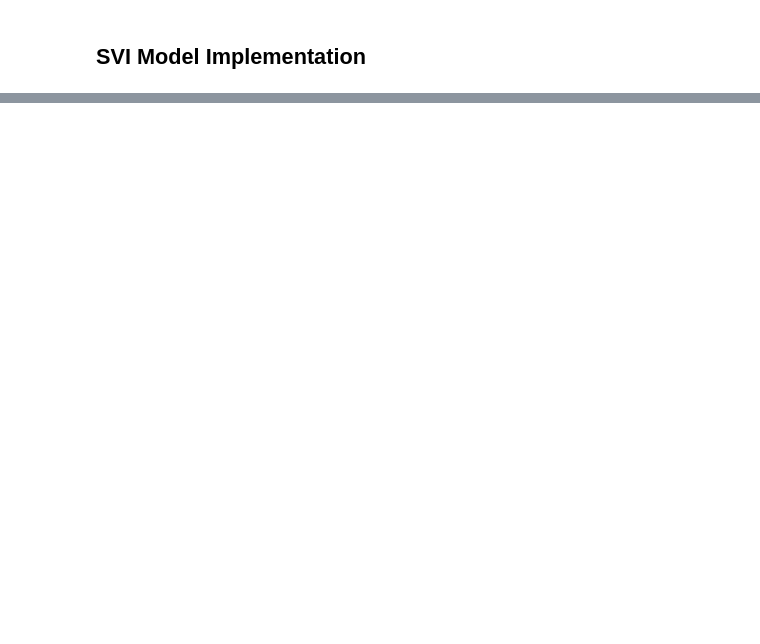
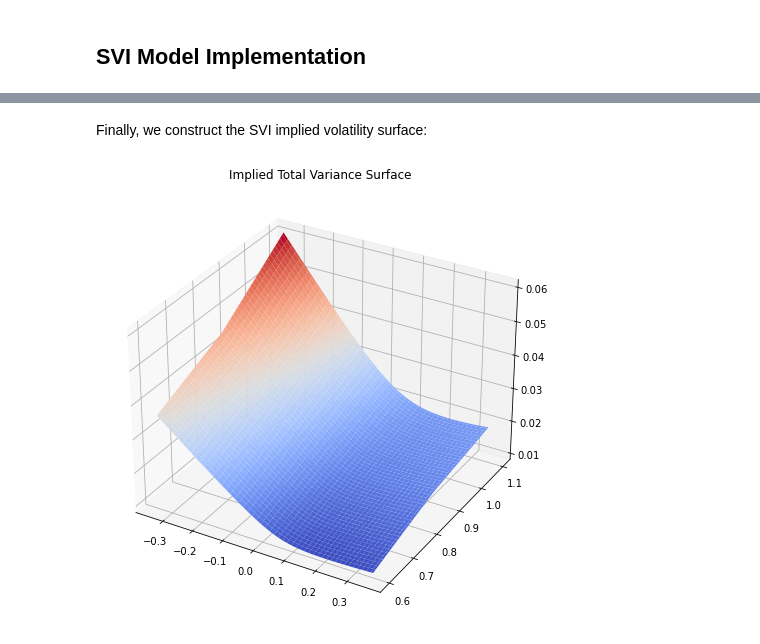
Before and after one commit to Idriss-Afra/Stochastic-Volatility-Inspired-Model, a Jupyter notebook: Stochastic Volatility Inspired Model.ipynb, the cells around one changed output, grey strips where cells are left out. Drawn from its saved outputs; the diff is of its cells as text; code cells hidden in the pictures; blank space fills up the shorter version.

```diff
--- a/Stochastic Volatility Inspired Model.ipynb
+++ b/Stochastic Volatility Inspired Model.ipynb
@@ -381,0 +399,2 @@ plt.show()
+# %% [markdown]
+Finally, we construct the SVI implied volatility surface:
@@ -381,0 +431,25 @@ plt.show()
+# %%
+from matplotlib import cm
+
+plt.rcParams["figure.figsize"] = (11,8)
+
+K_min = min([min(np.log(np.array(strikes[exp]) / implied_forwards[exp])) for exp in market_expiries])
+K_max = max([max(np.log(np.array(strikes[exp]) / implied_forwards[exp])) for exp in market_expiries])
+K = np.linspace(K_min, K_max, 100)
+T = np.linspace(market_expiries[4], market_expiries[6], 100)
+K, T = np.meshgrid(K, T)
+
+def vol(K, T):
+    vols = np.zeros(shape=K.shape)
+    for t in range(vols.shape[0]):
+        for k in range(vols.shape[1]):
+            vols[t, k] = implied_v2T(T[t][k], K[t][k], svi_params)
+    return vols
+
+fig = plt.figure()
+ax = fig.add_subplot(projection='3d')
+surf = ax.plot_surface(K, T, vol(K, T), cmap=cm.coolwarm, linewidth=0, antialiased=True)
+plt.title("Implied Total Variance Surface")
+plt.show()
+# %% [output]
+[figure, added]
```
Also changed, not shown: parts of 18 cells of this notebook, 2 other files.
